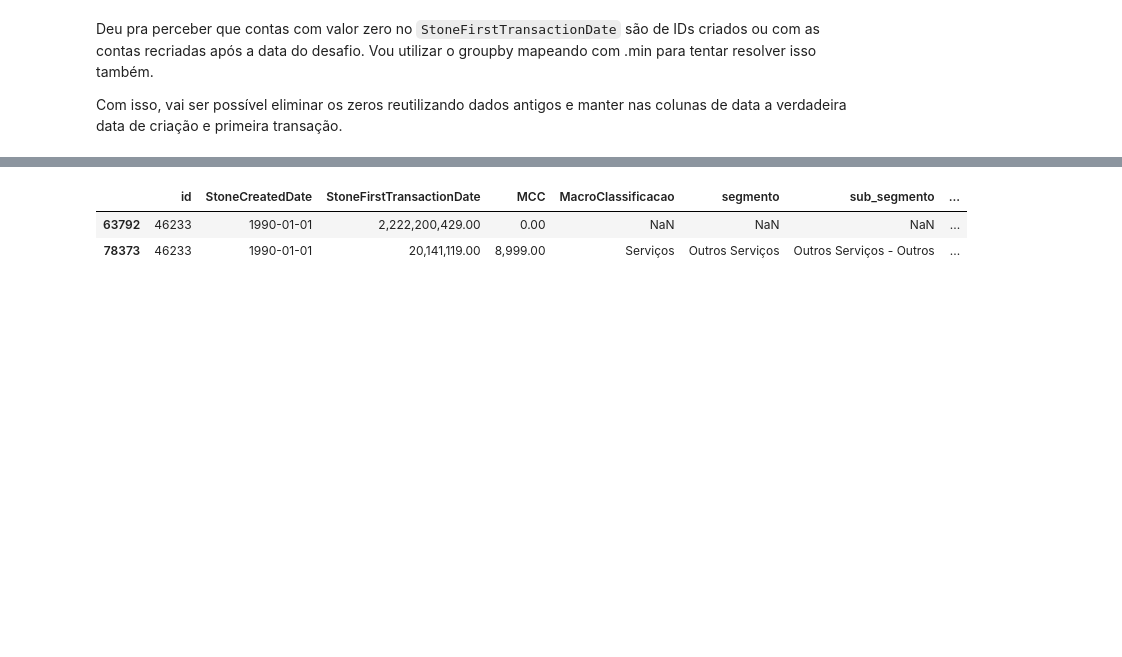
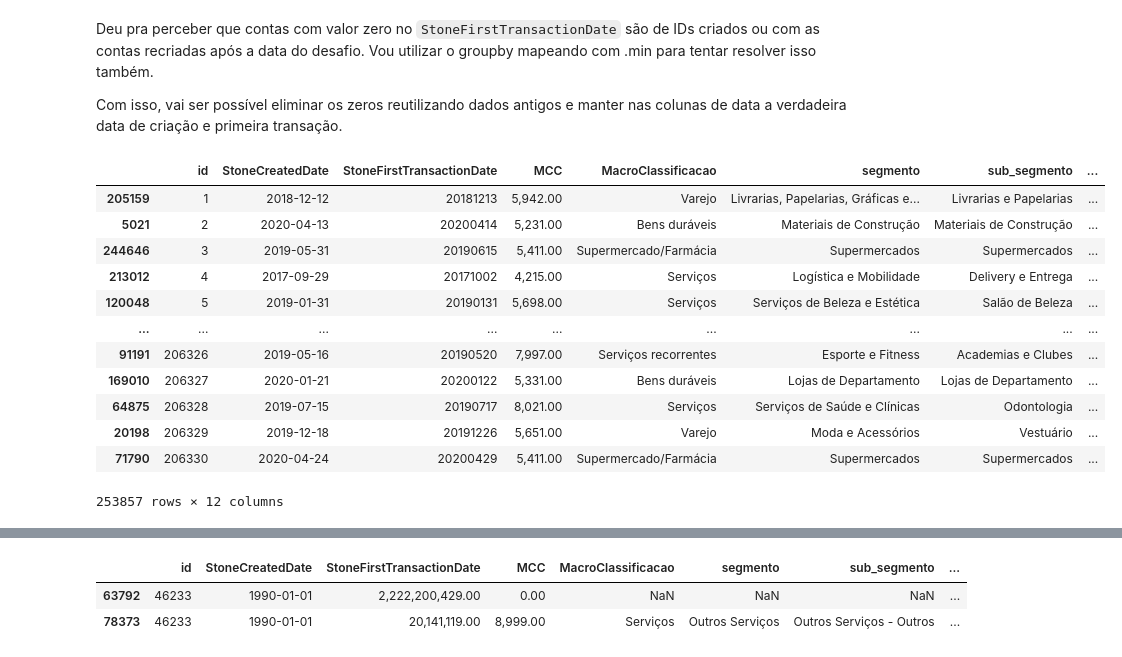
Before and after one commit to nicolasbuen/stone-data-challenge, a Jupyter notebook: 1. Understanding and Cleaning.ipynb, the cells around one changed output, grey strips where cells are left out. Cells and saved outputs as stored; diff of their text form; code cells hidden in the pictures; blank space fills up the shorter version.

```diff
--- a/1. Understanding and Cleaning.ipynb
+++ b/1. Understanding and Cleaning.ipynb
@@ -682,3 +684,19 @@ cadastrais_group_ffill[colunas_com_nan] = cadastrais_group_ffill.groupby("id", a
+# %%
+cadastrais_group_ffill
+# %% [output]
+|  | id | StoneCreatedDate | StoneFirstTransactionDate | MCC | MacroClassificacao | segmento | sub_segmento | ... |
+| 205159 | 1 | 2018-12-12 | 20181213 | 5,942.00 | Varejo | Livrarias, Papelarias, Gráficas e... | Livrarias e Papelarias | ... |
+| 5021 | 2 | 2020-04-13 | 20200414 | 5,231.00 | Bens duráveis | Materiais de Construção | Materiais de Construção | ... |
+| 244646 | 3 | 2019-05-31 | 20190615 | 5,411.00 | Supermercado/Farmácia | Supermercados | Supermercados | ... |
+| 213012 | 4 | 2017-09-29 | 20171002 | 4,215.00 | Serviços | Logística e Mobilidade | Delivery e Entrega | ... |
+| 120048 | 5 | 2019-01-31 | 20190131 | 5,698.00 | Serviços | Serviços de Beleza e Estética | Salão de Beleza | ... |
+| ... | ... | ... | ... | ... | ... | ... | ... | ... |
+| 91191 | 206326 | 2019-05-16 | 20190520 | 7,997.00 | Serviços recorrentes | Esporte e Fitness | Academias e Clubes | ... |
+| 169010 | 206327 | 2020-01-21 | 20200122 | 5,331.00 | Bens duráveis | Lojas de Departamento | Lojas de Departamento | ... |
+| 64875 | 206328 | 2019-07-15 | 20190717 | 8,021.00 | Serviços | Serviços de Saúde e Clínicas | Odontologia | ... |
+| 20198 | 206329 | 2019-12-18 | 20191226 | 5,651.00 | Varejo | Moda e Acessórios | Vestuário | ... |
+| 71790 | 206330 | 2020-04-24 | 20200429 | 5,411.00 | Supermercado/Farmácia | Supermercados | Supermercados | ... |
+253857 rows × 12 columns
 # %%
 # np.where pela eficiencia
 
```
Also changed, not shown: parts of 27 cells of this notebook, 5 other files.
